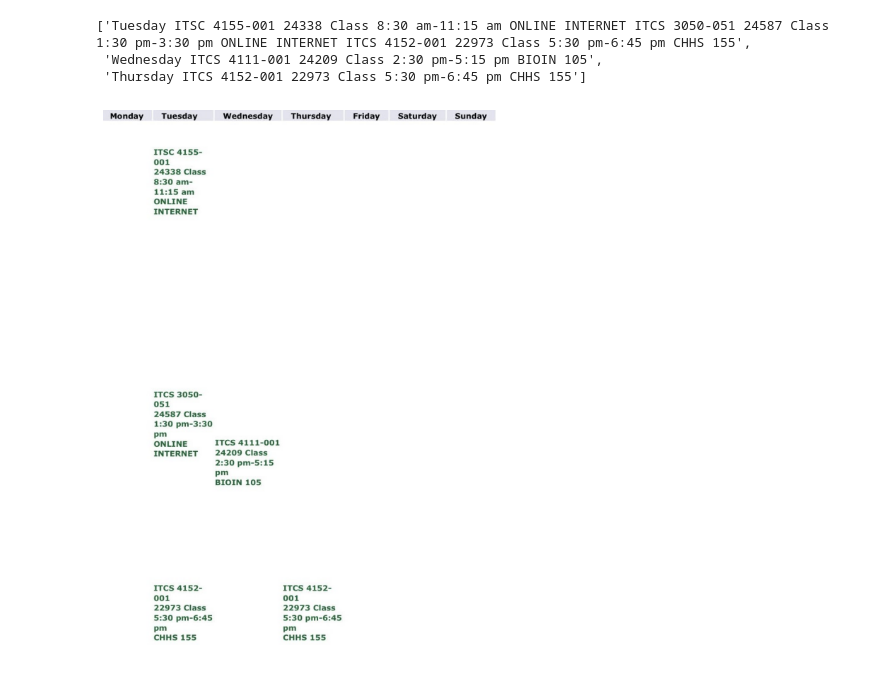
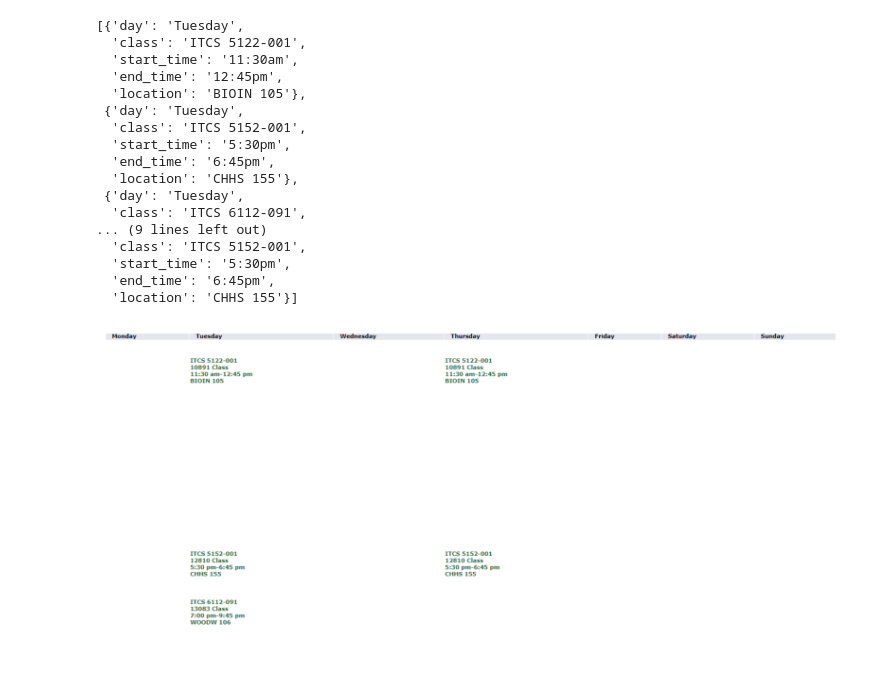
Before and after one commit to tarunravada/ScheduleWizards, a Jupyter notebook: processing-app/dev/processing.ipynb, the cells around one changed output. Drawn from its saved outputs; the diff is of its cells as text; code cells hidden in the pictures.

Commit message:
Working event detection version 1

```diff
--- a/processing-app/dev/processing.ipynb
+++ b/processing-app/dev/processing.ipynb
@@ -143,14 +179,29 @@ img, resp = load_img_resp(data_path, 'image_7.jpg')
 # %%
+data_path = 'data'
+img, resp = load_img_resp(data_path, 'image_5.png')
 words = get_words(resp)
 cluster_names, clusters = cluster_by_week(words)
 calendar = cluster_by_line(clusters)
+days = split_events(calendar)
+events = format_events(days)
+show_img(img, 10)
+events
+# %% [output]
+[{'day': 'Tuesday',
+  'class': 'ITCS 5122-001',
+  'start_time': '11:30am',
+  'end_time': '12:45pm',
+  'location': 'BIOIN 105'},
+ {'day': 'Tuesday',
+  'class': 'ITCS 5152-001',
+  'start_time': '5:30pm',
+  'end_time': '6:45pm',
+  'location': 'CHHS 155'},
+ {'day': 'Tuesday',
+  'class': 'ITCS 6112-091',
+... (9 lines left out)
+  'class': 'ITCS 5152-001',
+  'start_time': '5:30pm',
+  'end_time': '6:45pm',
+  'location': 'CHHS 155'}]
+[figure, added]
-# %%
-calendar
-# %% [output]
-['Tuesday ITSC 4155-001 24338 Class 8:30 am-11:15 am ONLINE INTERNET ITCS 3050-051 24587 Class 1:30 pm-3:30 pm ONLINE INTERNET ITCS 4152-001 22973 Class 5:30 pm-6:45 pm CHHS 155',
- 'Wednesday ITCS 4111-001 24209 Class 2:30 pm-5:15 pm BIOIN 105',
- 'Thursday ITCS 4152-001 22973 Class 5:30 pm-6:45 pm CHHS 155']
-# %%
-show_img(img, 10)
-# %% [output]
-[figure, removed]
```
Also changed, not shown: parts of 3 cells of this notebook, 29 other files.
